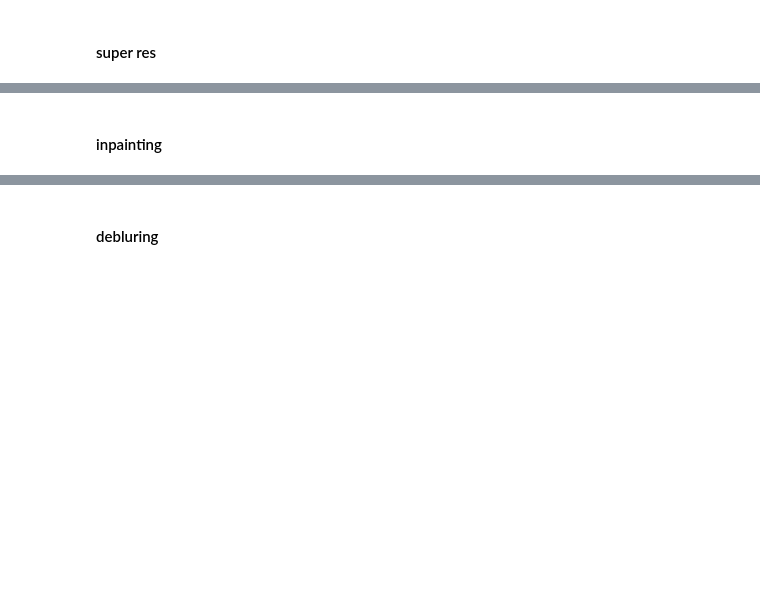
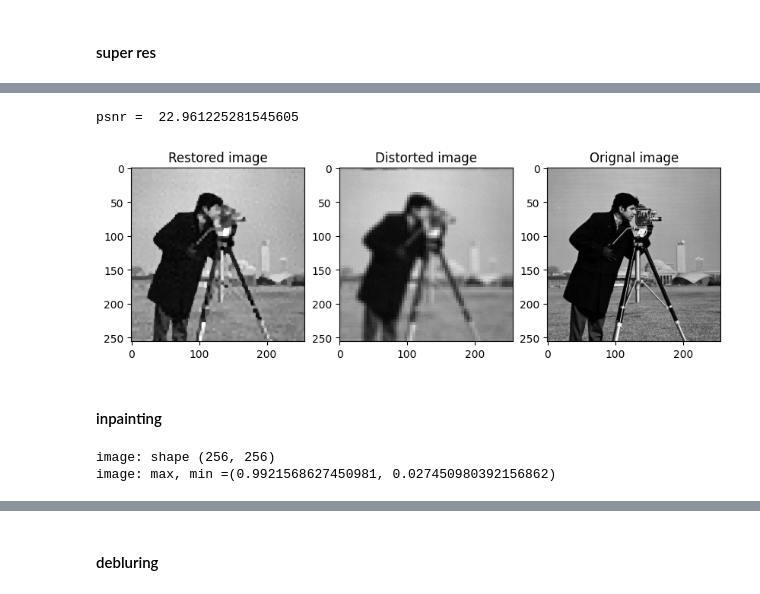
Before and after one commit to adityabanerjee13/ACO-project, a Jupyter notebook: Example.ipynb, the cells around one changed output, grey strips where cells are left out. Cells and saved outputs as stored; diff of their text form; code cells hidden in the pictures; blank space fills up the shorter version.

```diff
--- a/Example.ipynb
+++ b/Example.ipynb
@@ -404,18 +127,21 @@ plt.show
 # %%
 
-mse = np.mean( (x_star - TV_para.image)**2 )
+mse = np.mean((x_star - TV_para.image)**2)
 print("psnr = ",20 * np.log10( 1 / np.sqrt(mse)))
 plt.figure(figsize=(10,10))
 plt.subplot(1, 3, 1)
 plt.imshow(x_star, cmap="gray")
 plt.title("Restored image")
 plt.subplot(1, 3, 2)
 plt.imshow(b, cmap="gray")
 plt.title("Distorted image")
 plt.subplot(1, 3, 3)
 plt.imshow(TV_para.image, cmap="gray")
 plt.title("Orignal image")
-plt.show
+plt.show()
+# %% [output]
+psnr =  22.961225281545605
+[figure, added]
 # %% [markdown]
 #### inpainting
 # %%
@@ -424,7 +150,10 @@ print("image: shape",image.shape)
 
 print(f"image: max, min ={np.max(image), np.min(image)}" )
 percent_of_holes = 40
-mask = random_mask(image.shape[0], image.shape[1], percent_of_holes)
+mask = utl.random_mask(image.shape[0], image.shape[1], percent_of_holes)
 b = image + np.random.normal(scale=0.001, size=image.shape)
 b = image*mask
+# %% [output]
+image: shape (256, 256)
+image: max, min =(0.9921568627450981, 0.027450980392156862)
 # %%
```
Also changed, not shown: parts of 25 cells of this notebook.
